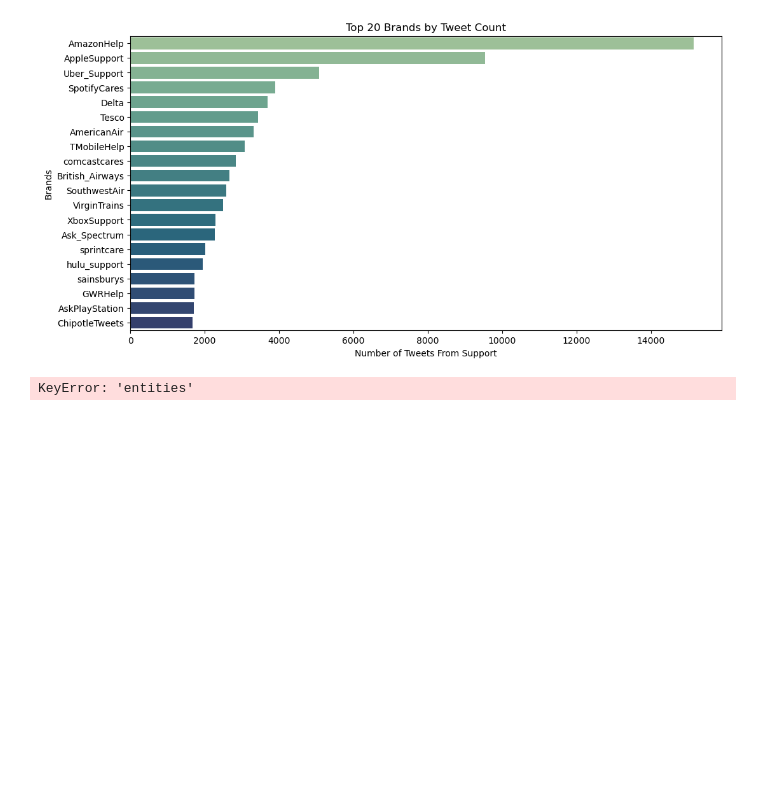
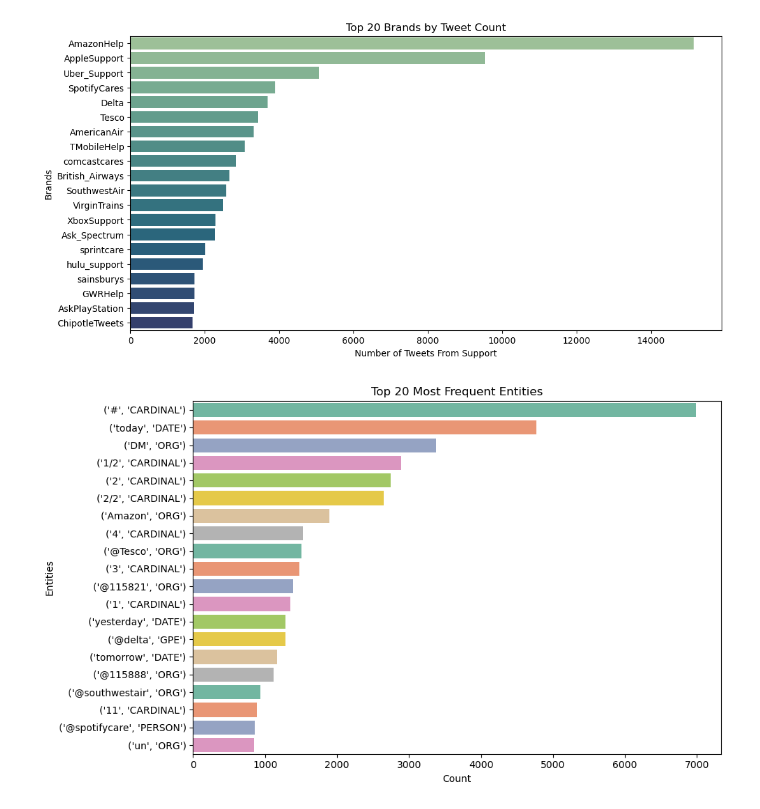
Before and after one commit to CamiloDS16/nlp-sentiment-analysis-X-csupport, a Jupyter notebook: notebooks/data-wrangling-cleaning.ipynb, the cells around one changed output. Saved outputs shown, nothing was run; the diff lists cells and outputs as text; code cells hidden in the pictures; blank space fills up the shorter version.

```diff
--- a/notebooks/data-wrangling-cleaning.ipynb
+++ b/notebooks/data-wrangling-cleaning.ipynb
@@ -489,34 +493,34 @@ fig.show()
 # function to identify the top entities with the NER column created
 def most_frequent_entities(df, column='entities', top_n=20):
     """
     Find and visualize the most frequent entities in a DataFrame.
     df (pd.DataFrame): DataFrame containing the entities.
     column (str): The name of the column in df that contains the entities.
     top_n (int): The number of top entities to return.
     Returns:
     pd.DataFrame: A DataFrame containing the top entities and their counts.
     """
     # Flatten the list of entities
     all_entities = [ent for sublist in df[column] for ent in sublist]
     # Count the entities
     entity_counts = Counter(all_entities)
     # Get the top n entities
     top_entities = entity_counts.most_common(top_n)
     # Convert to DataFrame for better visualization
     top_entities_df = pd.DataFrame(top_entities, columns=['Entity', 'Count'])
 
     # Plotting
-    plt.figure(figsize=(10, 8))
-    sns.barplot(x='Count', y='Entity', data=top_entities_df)
+    plt.figure(figsize=(10, 6))
+    sns.barplot(x='Count', y='Entity', data=top_entities_df, palette='Set2')
     plt.title(f'Top {top_n} Most Frequent Entities')
     plt.xlabel('Count')
     plt.ylabel('Entities')
     plt.tight_layout()
     plt.show()
 
     return top_entities_df
 # applying the function and visualizing the top entities
 top_entities_df = most_frequent_entities(df)
 # %% [output]
-KeyError: 'entities'
+[figure, added]
 # %%
```
Also changed, not shown: parts of 6 cells of this notebook.
